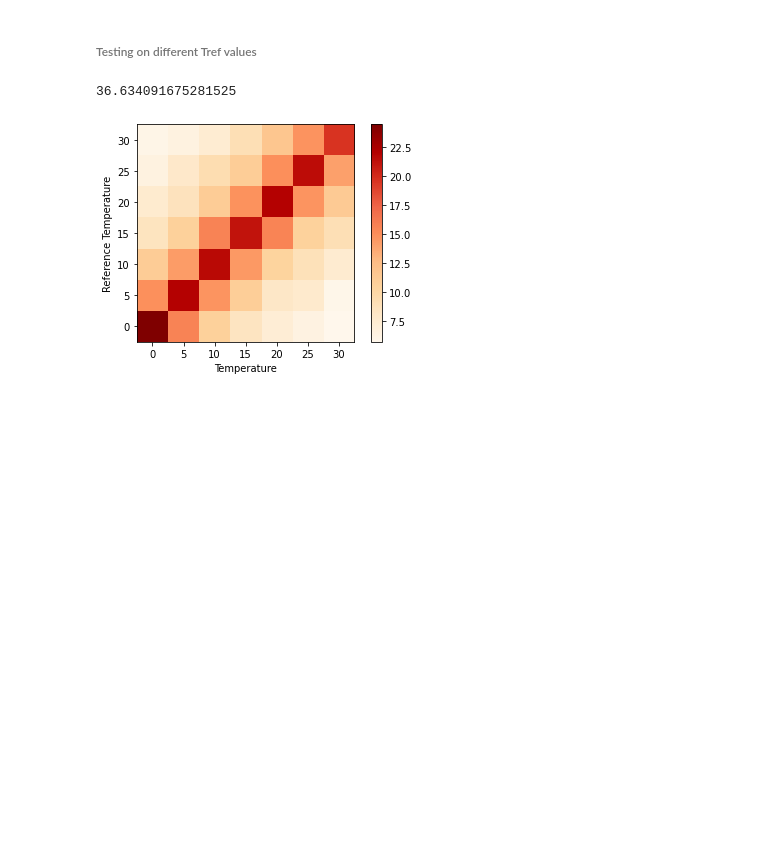
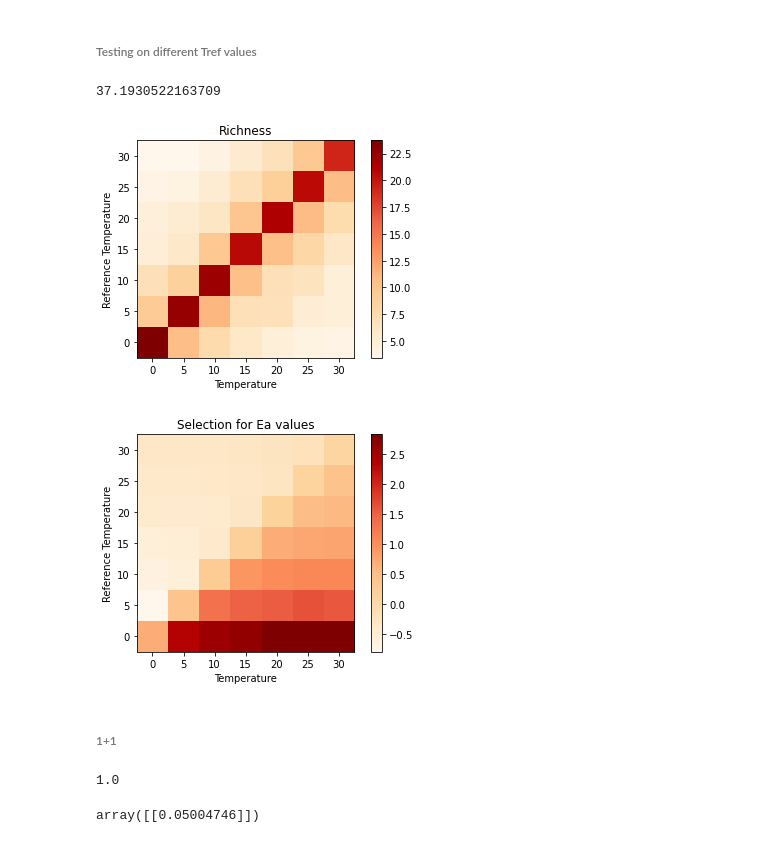
Before and after one commit to DaniDuan/CMEEProject, a Jupyter notebook: code/temp_microbial_CUE.ipynb, the cells around one changed output. Cells and saved outputs as stored; diff of their text form; code cells hidden in the pictures; blank space fills up the shorter version.

```diff
--- a/code/temp_microbial_CUE.ipynb
+++ b/code/temp_microbial_CUE.ipynb
@@ -1739,13 +1914,15 @@ tv = 1 # immigration times inside one assembly
 t_fin = 4000 # Number of time steps for each temperature
 typ = 1 # Functional response, Type I or II
 K = 0.5 # Half saturation constant for Monod equation(Type II)
-T_c = 7 # How many temperatures to cover (how many cycles to run)
+T_c = 6 # How many temperatures to cover (how many cycles to run)
 
 rich = np.empty((0, ass))
 all_CUE = []
 all_Ea = []
-all_U = []
-all_R = []
+sU = []
+sR = []
+all_U = np.empty((0, ass))
+all_R = np.empty((0, ass))
 
 for i in range(T_c):
     T = 273.15 + 5 * i # Temperature
@@ -1754,8 +1931,10 @@ for i in range(T_c):
     sur = [np.where(result_array[(i+1)*t_fin-1, 0:N]) for i in range(ass)]
     all_CUE.append(np.concatenate([CUE_out[i][sur[i]] for i in range(len(sur))]).ravel())
     all_Ea.append(np.concatenate([Ea_CUE_out[i][sur[i]] for i in range(len(sur))]).ravel())
-    all_U.append(np.concatenate([np.sum(U_out_total, axis = 1).reshape(ass, N)[i][sur[i]] for i in range(len(sur))]).ravel())
-    all_R.append(np.concatenate([R_out[i][sur[i]] for i in range(len(sur))]).ravel())
+    sU.append(np.concatenate([np.sum(U_out_total, axis = 1).reshape(ass, N)[i][sur[i]] for i in range(len(sur))]).ravel())
+    sR.append(np.concatenate([R_out[i][sur[i]] for i in range(len(sur))]).ravel())
+    all_U = np.append(all_U, [np.mean(np.sum(U_out_total, axis = 1).reshape(ass,N), axis = 1)], axis = 0)
+    all_R = np.append(all_R, [np.mean(R_out,axis = 1)], axis = 0)
 
 print((time.time() - start)/60)
 # %% [output]
@@ -1949,32 +2157,87 @@ K = 0.5 # Half saturation constant for Monod equation(Type II)
 T_c = 7 # How many temperatures to cover (how many cycles to run)
 
 rich_mean = np.empty((0,7))
+Ea_mean = np.empty((0,7))
 for i in range(T_c):
     Tref = 273.15 + 5 * i
-    rich = np.empty((0, ass))
+    all_Ea = []
+    rich = np.empty((0,ass))
     for j in range(T_c):
         T = 273.15 + 5 * j # Temperature
-        rich_series = ass_temp_run(t_fin, N, M, T, Tref, Ma, ass, tv, Ea_D, lf, p_value, typ, K)[1]
+        result_array, rich_series, l, U_out_total, U_ac_total, R_out, CUE_out, Ea_CUE_out = ass_temp_run(t_fin, N, M, T, Tref, Ma, ass, tv, Ea_D, lf, p_value, typ, K)
         rich = np.append(rich, [rich_series.flatten()], axis = 0)
+        sur = [np.where(result_array[(i+1)*t_fin-1, 0:N]) for i in range(ass)]
+        all_Ea.append(np.concatenate([Ea_CUE_out[i][sur[i]] for i in range(len(sur))]).ravel())
+    Ea_mean = np.append(Ea_mean, [np.array([np.mean(all_Ea[i]) for i in range(T_c)])], axis = 0)
     rich_mean = np.append(rich_mean, [np.mean(rich, axis = 1)], axis = 0)
 
 print((time.time() - start)/60)
 # %% [output]
-36.634091675281525
+37.1930522163709
 # %%
 Xlabel = np.round(np.arange(0, 5 * T_c, 5), 1)
 Ylabel = np.round(np.arange(30, -5, -5),1)
 fig = plt.figure()
 ax = fig.add_subplot(111)
 ax.set_yticks(range(len(Ylabel)))
 ax.set_xticks(range(len(Xlabel)))
 ax.set_yticklabels(Ylabel)
 ax.set_xticklabels(Xlabel)
 plt.xlabel("Temperature")
 plt.ylabel("Reference Temperature")
 im = plt.imshow(np.flip(rich_mean,axis = 0), cmap = 'OrRd')
 plt.colorbar(im)
-plt.title( "" )
+plt.title( "Richness" )
 plt.show()
+
+
+fig = plt.figure()
+ax = fig.add_subplot(111)
+ax.set_yticks(range(len(Ylabel)))
+ax.set_xticks(range(len(Xlabel)))
+ax.set_yticklabels(Ylabel)
+ax.set_xticklabels(Xlabel)
+plt.xlabel("Temperature")
+plt.ylabel("Reference Temperature")
+im = plt.imshow(np.flip(Ea_mean,axis = 0), cmap = 'OrRd')
+plt.colorbar(im)
+plt.title( "Selection for Ea values" )
+plt.show()
 # %% [output]
-[figure, old version]
+[figure, new version]
+[figure, added]
+# %% [markdown]
+###### 1+1
+# %%
+from Bacteria_vector_modular import ass_temp_run
+import matplotlib.pylab as plt
+import numpy as np
+
+########## Setting Parameters ###########
+N = 1 # Number of consumers
+M = 1 # Number of resources
+
+# Temperature params
+T = 273.15 + 30 # Temperature
+Tref = 273.15 + 0 # Reference temperature Kelvin, 10 degrees C !!!
+Ma = 1 # Mass
+Ea_D = np.repeat(3.5,N) # Deactivation energy
+lf = 0.4 # Leakage
+p_value = 1 # External input resource concentration
+
+# Assembly
+ass = 1 # Assembly times at each temperature
+tv = 1 # immigration times inside one assembly
+t_fin = 15 # Number of time steps for each temperature
+typ = 1 # Functional response, Type I or II
+K = 0.5 # Half saturation constant for Monod equation(Type II)
+
+########## Running Model ###########
+result_array, rich_series, l, U_out_total, U_ac_total, R_out, CUE_out, Ea_CUE_out = ass_temp_run(t_fin, N, M, T, Tref, Ma, ass, tv, Ea_D, lf, p_value, typ, K)
+print(np.mean(rich_series))
+# %% [output]
+1.0
+# %%
+1/R_out
+# %% [output]
+array([[0.05004746]])
```
Also changed, not shown: parts of 79 cells of this notebook, 34 other files.
